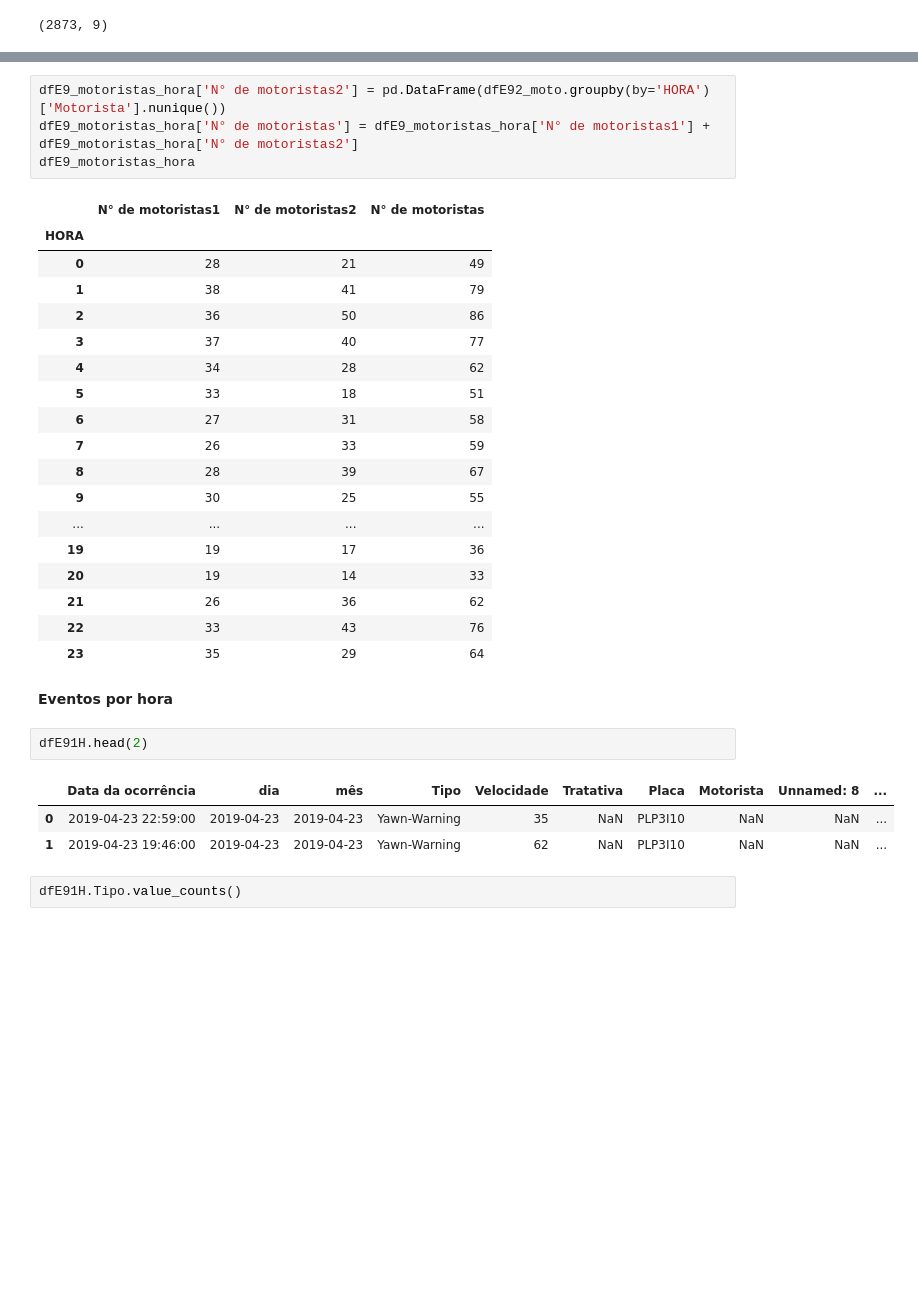
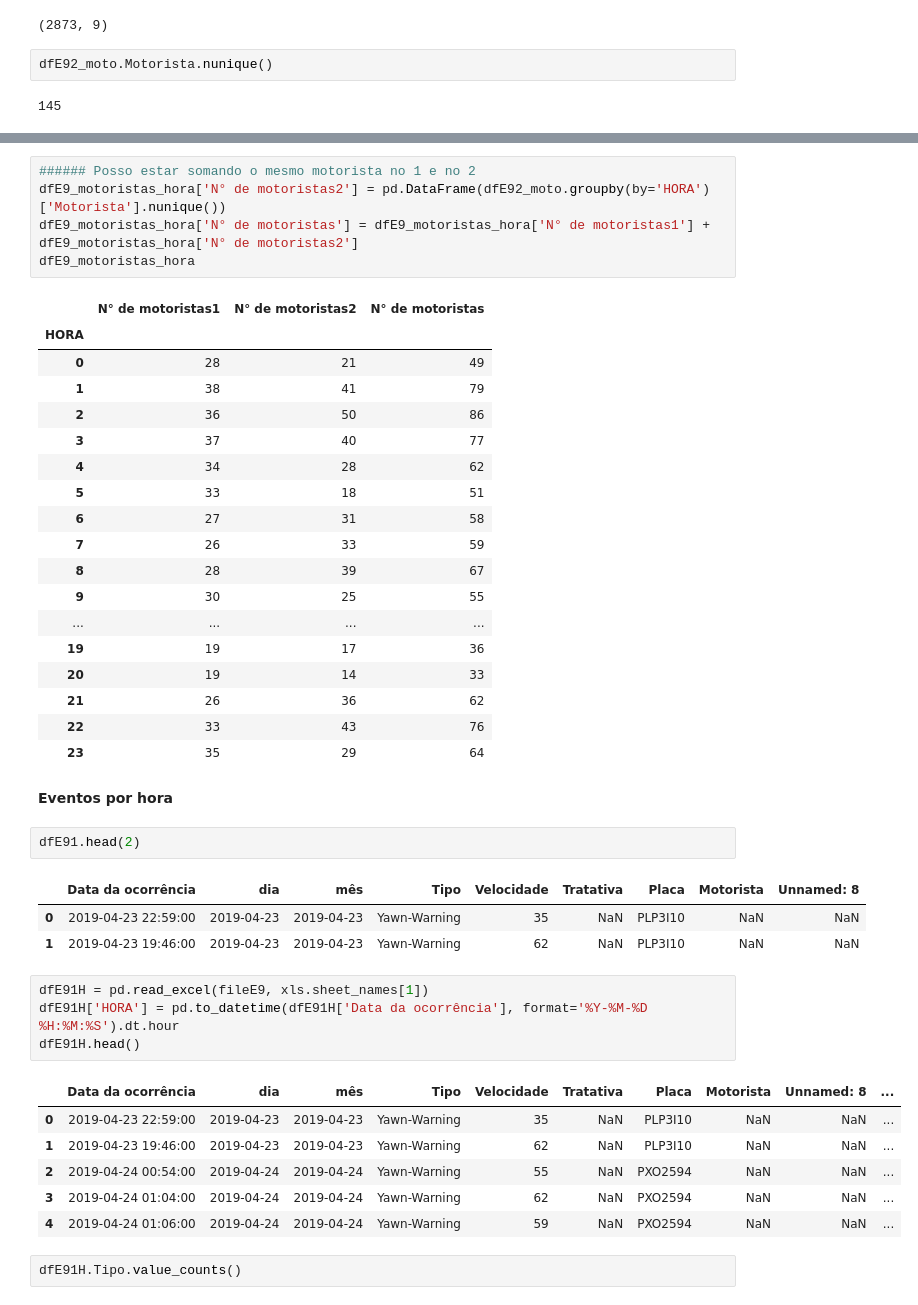
Before and after one commit to Lucas-Buk/IMT, a Jupyter notebook: Tratamento.ipynb, the cells around one changed output, grey strips where cells are left out. Saved outputs shown, nothing was run; the diff lists cells and outputs as text; blank space fills up the shorter version.

```diff
--- a/Tratamento.ipynb
+++ b/Tratamento.ipynb
@@ -879,6 +1023,10 @@ dfE92_moto.dropna(subset=['Motorista'],inplace=True)
 dfE92_moto.shape
 # %% [output]
 (2873, 9)
+# %%
+dfE92_moto.Motorista.nunique()
+# %% [output]
+145
 # %%
 dfE92_moto['HORA'] = pd.to_datetime(dfE92_moto['Data da ocorrência'], format='%Y-%M-%D %H:%M:%S').dt.hour
 dfE92_moto.head()
@@ -890,6 +1038,7 @@ dfE92_moto.head()
 | 3 | 2019-12-01 22:22:00 | 2019-12-01 | 2019-12-01 | Atten-Warning | 51 | NaN | PTL9284 | C736 | NaN | ... |
 | 4 | 2019-12-01 21:25:00 | 2019-12-01 | 2019-12-01 | Atten-Warning | 50 | NaN | CQU5528 | C805 | NaN | ... |
 # %%
+###### Posso estar somando o mesmo motorista no 1 e no 2
 dfE9_motoristas_hora['N° de motoristas2'] = pd.DataFrame(dfE92_moto.groupby(by='HORA')['Motorista'].nunique())
 dfE9_motoristas_hora['N° de motoristas'] = dfE9_motoristas_hora['N° de motoristas1'] + dfE9_motoristas_hora['N° de motoristas2']
 dfE9_motoristas_hora
@@ -915,11 +1064,22 @@ dfE9_motoristas_hora
 # %% [markdown]
 **Eventos por hora**
 # %%
-dfE91H.head(2)
+dfE91.head(2)
 # %% [output]
-|  | Data da ocorrência | dia | mês | Tipo | Velocidade | Tratativa | Placa | Motorista | Unnamed: 8 | ... |
-| 0 | 2019-04-23 22:59:00 | 2019-04-23 | 2019-04-23 | Yawn-Warning | 35 | NaN | PLP3I10 | NaN | NaN | ... |
-| 1 | 2019-04-23 19:46:00 | 2019-04-23 | 2019-04-23 | Yawn-Warning | 62 | NaN | PLP3I10 | NaN | NaN | ... |
+|  | Data da ocorrência | dia | mês | Tipo | Velocidade | Tratativa | Placa | Motorista | Unnamed: 8 |
+| 0 | 2019-04-23 22:59:00 | 2019-04-23 | 2019-04-23 | Yawn-Warning | 35 | NaN | PLP3I10 | NaN | NaN |
+| 1 | 2019-04-23 19:46:00 | 2019-04-23 | 2019-04-23 | Yawn-Warning | 62 | NaN | PLP3I10 | NaN | NaN |
+# %%
+dfE91H = pd.read_excel(fileE9, xls.sheet_names[1])
+dfE91H['HORA'] = pd.to_datetime(dfE91H['Data da ocorrência'], format='%Y-%M-%D %H:%M:%S').dt.hour
+dfE91H.head()
+# %% [output]
+|  | Data da ocorrência | dia | mês | Tipo | Velocidade | Tratativa | Placa | Motorista | Unnamed: 8 | ... |
+| 0 | 2019-04-23 22:59:00 | 2019-04-23 | 2019-04-23 | Yawn-Warning | 35 | NaN | PLP3I10 | NaN | NaN | ... |
+| 1 | 2019-04-23 19:46:00 | 2019-04-23 | 2019-04-23 | Yawn-Warning | 62 | NaN | PLP3I10 | NaN | NaN | ... |
+| 2 | 2019-04-24 00:54:00 | 2019-04-24 | 2019-04-24 | Yawn-Warning | 55 | NaN | PXO2594 | NaN | NaN | ... |
+| 3 | 2019-04-24 01:04:00 | 2019-04-24 | 2019-04-24 | Yawn-Warning | 62 | NaN | PXO2594 | NaN | NaN | ... |
+| 4 | 2019-04-24 01:06:00 | 2019-04-24 | 2019-04-24 | Yawn-Warning | 59 | NaN | PXO2594 | NaN | NaN | ... |
 # %%
 dfE91H.Tipo.value_counts()
 # %% [output]
```
Also changed, not shown: parts of 60 cells of this notebook.
